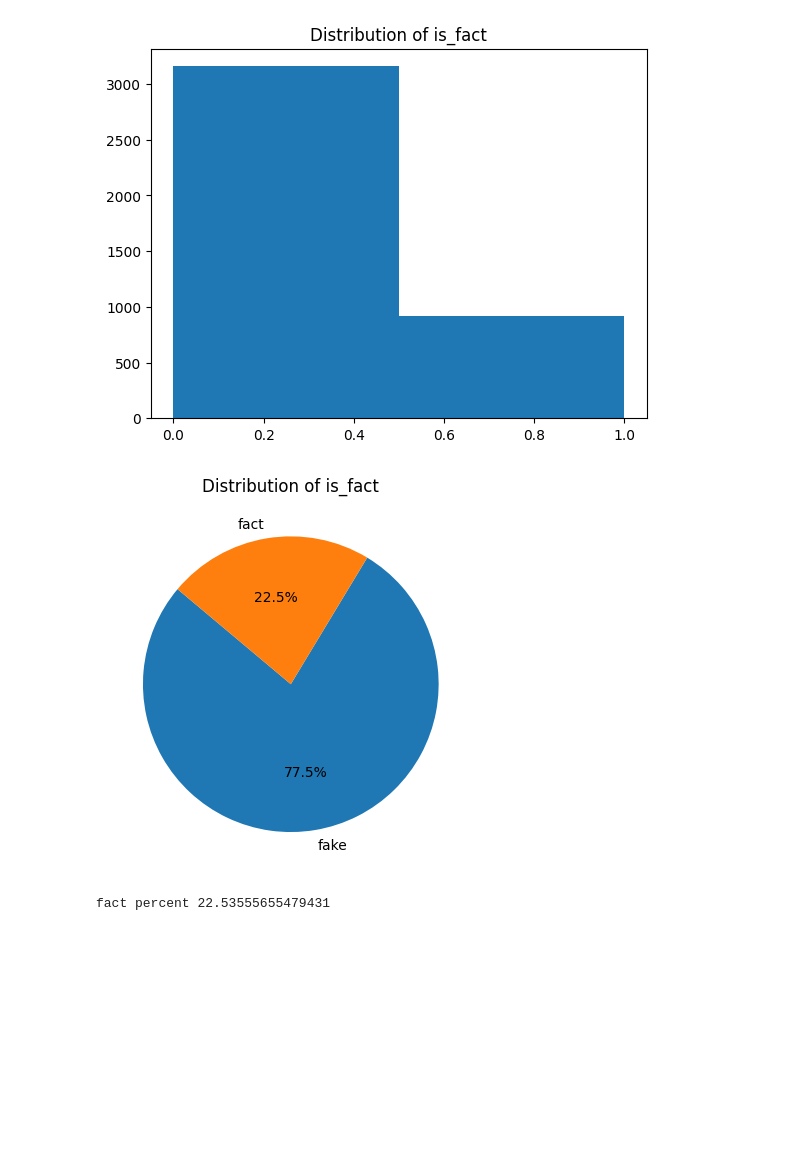
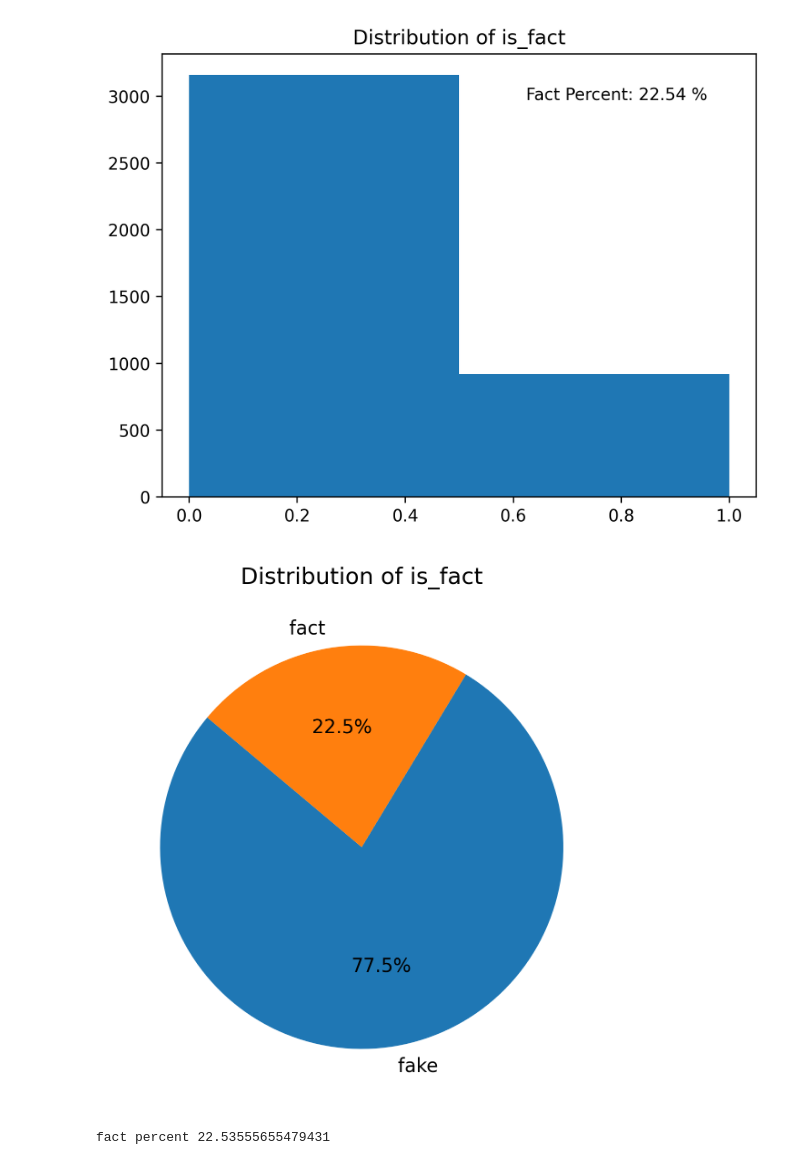
Before and after one commit to gmlwns2000/ai-fact-check-accuracy, a Jupyter notebook: analysis_snu_fact.ipynb, the cells around one changed output. Drawn from its saved outputs; the diff is of its cells as text; code cells hidden in the pictures; blank space fills up the shorter version.

```diff
--- a/analysis_snu_fact.ipynb
+++ b/analysis_snu_fact.ipynb
@@ -3,5 +3,9 @@ import json
 import matplotlib.pyplot as plt
 import preprocess_snu_fact
 import numpy as np
+
+from matplotlib import pyplot
+pyplot.rcParams['figure.dpi'] = 300
+pyplot.rcParams['savefig.dpi'] = 300
 # %%
 df = preprocess_snu_fact.load_df_est()
@@ -37,19 +57,22 @@ plt.show()
 # %%
 plt.title('Distribution of is_fact')
 xs = df['is_fact'].to_numpy().astype(np.int32)
 
+fact_percent = df['is_fact'].to_numpy().astype(np.float32).mean() * 100
+
 c, b, p = plt.hist(xs, bins=2)
+plt.figtext(0.6, 0.8, f'Fact Percent: {fact_percent:.2f} %')
 plt.show()
 
 plt.title('Distribution of is_fact')
 labels = [f'{b[i]:.1f} - {b[i+1]:.1f}' for i in range(len(b)-1)]
 plt.pie(c, labels=['fake', 'fact'], autopct='%1.1f%%', startangle=140)
 plt.show()
 
 print('fact percent', df['is_fact'].to_numpy().astype(np.float32).mean() * 100)
 # %% [output]
-[figure, old version]
+[figure, new version]
-[figure, old version]
+[figure, new version]
 fact percent 22.53555655479431
 # %%
 from datetime import datetime
```
Also changed, not shown: parts of 11 cells of this notebook.
